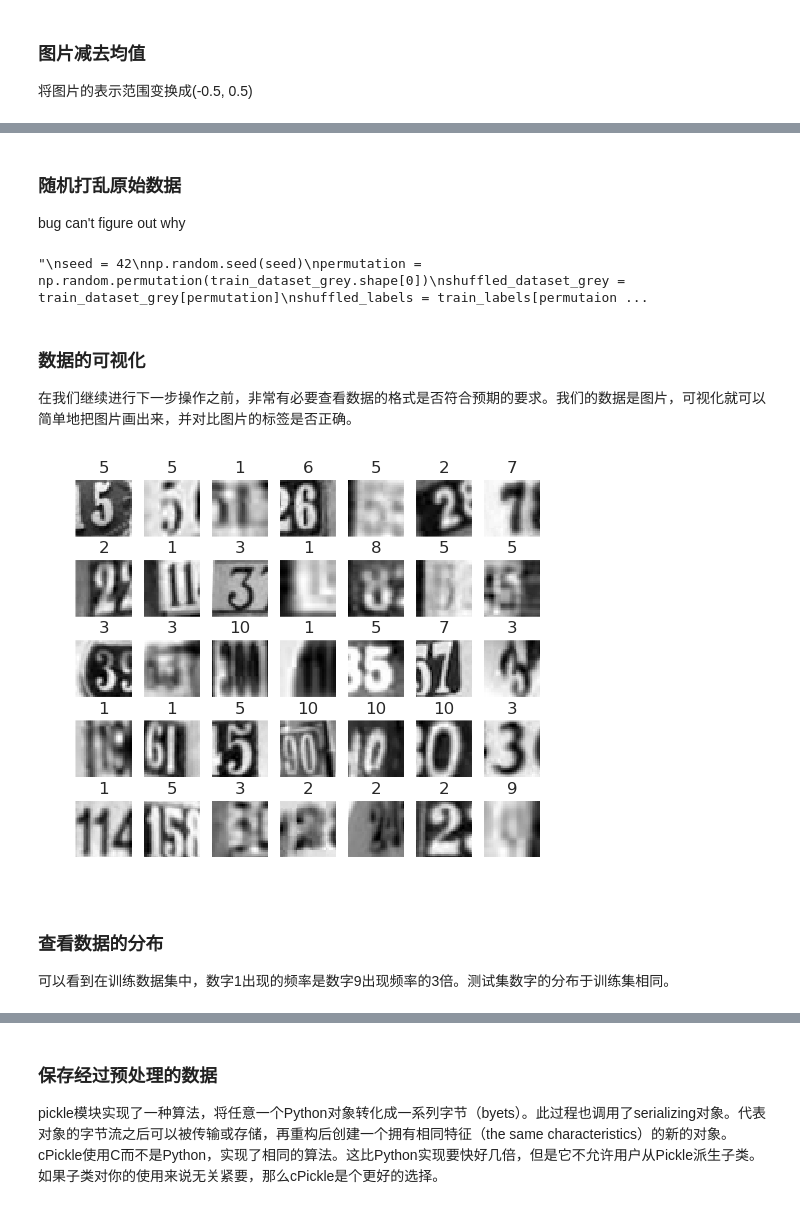
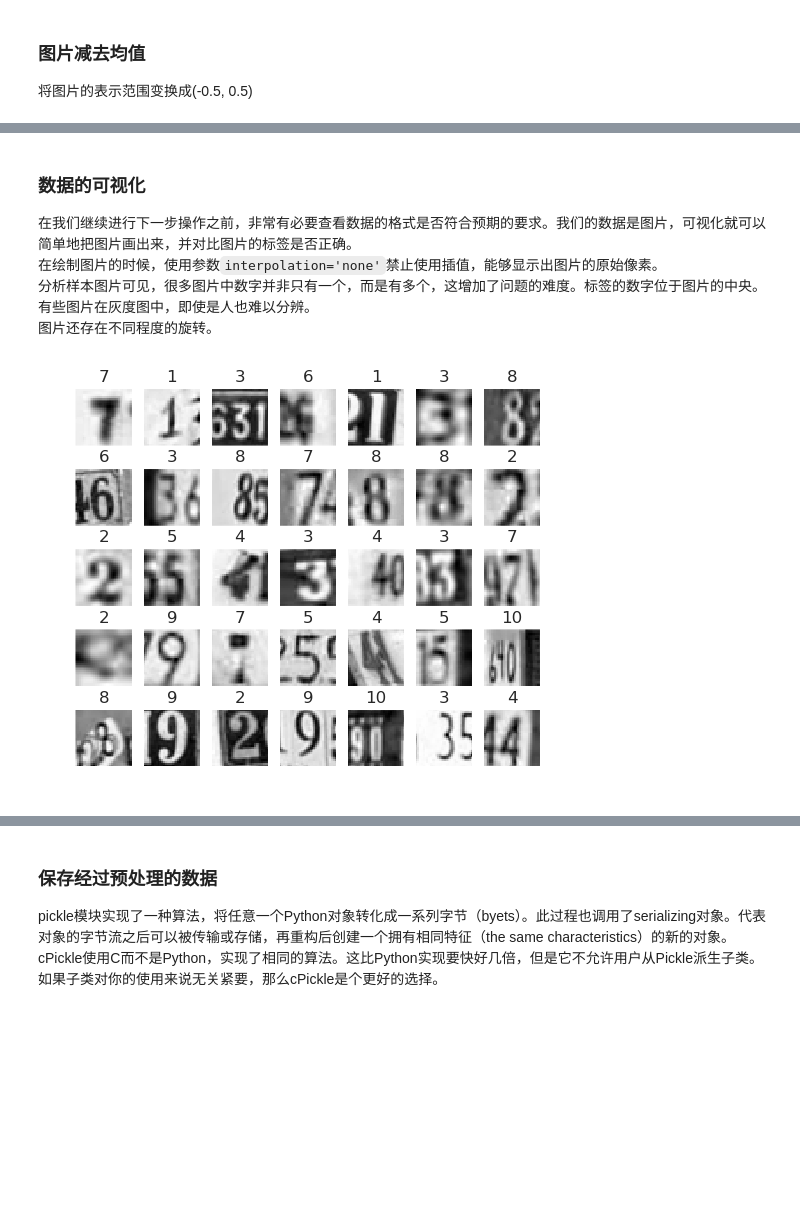
Before and after one commit to mee1o/dr, a Jupyter notebook: capstone_1_preprocessing_single.ipynb, the cells around one changed output, grey strips where cells are left out. Cells and saved outputs as stored; diff of their text form; code cells hidden in the pictures; blank space fills up the shorter version.

```diff
--- a/capstone_1_preprocessing_single.ipynb
+++ b/capstone_1_preprocessing_single.ipynb
@@ -53,0 +168,13 @@ Testing labels shape:  (26032, 1)
+# %%
+seed = 42
+np.random.seed(seed)
+
+train_dataset, train_labels = shuffle_in_unison_inplace(train_dataset, train_labels)
+
+print('Training dataset shape (grey scale): ', train_dataset.shape)
+print('Training labels shape: ', train_labels.shape)
+
+valid_dataset, valid_labels = shuffle_in_unison_inplace(valid_dataset, valid_labels)
+
+print('Validing dataset shape (grey scale): ', valid_dataset.shape)
+print('Validing labels shape: ', valid_labels.shape)
@@ -59,19 +197,17 @@ Testing labels shape:  (26032, 1)
 # %%
 import numpy as np
 
-train_dataset_color = np.rollaxis(train_dataset_raw, 3, 0) # Make the third dimension zeroth dimension
-train_dataset_grey = train_dataset_color.mean(3) # In CNN ,we keep the third dimension as channel keepdims=True
 
-print('Training dataset shape (grey scale): ', train_dataset_grey.shape)
+train_dataset = train_dataset.mean(3) # In CNN ,we keep the third dimension as channel keepdims=True
 
-test_dataset_color = np.rollaxis(test_dataset_raw, 3, 0) # Make the third dimension zeroth dimension
-test_dataset_grey = test_dataset_color.mean(3) # In CNN ,we keep the third dimension as channel
+print('Training dataset shape (grey scale): ', train_dataset.shape)
+print('Training labels shape: ', train_labels.shape)
 
-print('Testing dataset shape (grey scale): ', test_dataset_grey.shape)
+valid_dataset = valid_dataset.mean(3)
+print('Validing dataset shape (grey scale): ', valid_dataset.shape)
 
-train_labels = train_labels_raw.flatten()
-test_labels = test_labels_raw.flatten()
+test_dataset = test_dataset.mean(3) # In CNN ,we keep the third dimension as channel
 
-print('Training labels shape: ', train_labels.shape)
+print('Testing dataset shape (grey scale): ', test_dataset.shape)
 print('Testing labels shape: ', test_labels.shape)
 # %% [output]
@@ -85,6 +222,7 @@ Testing labels shape:  (26032,)
 # %%
 pixel_depth = 255.0  # Number of levels per pixel.
 
-train_dataset_grey = (train_dataset_grey - pixel_depth / 2 ) / pixel_depth
-test_dataset_grey = (test_dataset_grey - pixel_depth / 2 ) / pixel_depth
+train_dataset = (train_dataset - pixel_depth / 2 ) / pixel_depth
+valid_dataset = (valid_dataset - pixel_depth / 2 ) / pixel_depth
+test_dataset = (test_dataset - pixel_depth / 2 ) / pixel_depth
 # %%
@@ -106,43 +244,23 @@ print(train_dataset_grey[0])
-# %% [markdown]
-### 随机打乱原始数据
-
-bug can't figure out why
-# %%
-"""
-seed = 42
-np.random.seed(seed)
-permutation = np.random.permutation(train_dataset_grey.shape[0])
-shuffled_dataset_grey = train_dataset_grey[permutation]
-shuffled_labels = train_labels[permutaion]
-
-print('Training dataset shape (grey scale): ', shuffled_dataset_grey.shape)
-print('Training labels shape: ', shuffled_labels.shape)
-"""
-# %% [output]
-"\nseed = 42\nnp.random.seed(seed)\npermutation = np.random.permutation(train_dataset_grey.shape[0])\nshuffled_dataset_grey = train_dataset_grey[permutation]\nshuffled_labels = train_labels[permutaion ...
 # %% [markdown]
 ### 数据的可视化
 
 在我们继续进行下一步操作之前，非常有必要查看数据的格式是否符合预期的要求。我们的数据是图片，可视化就可以简单地把图片画出来，并对比图片的标签是否正确。
+在绘制图片的时候，使用参数`interpolation='none'`禁止使用插值，能够显示出图片的原始像素。
+分析样本图片可见，很多图片中数字并非只有一个，而是有多个，这增加了问题的难度。标签的数字位于图片的中央。
+有些图片在灰度图中，即使是人也难以分辨。
+图片还存在不同程度的旋转。
 # %%
 # Make sure image still look good
-import matplotlib.pyplot as plt
-import seaborn as sns
-import numpy as np
 import random
 
 # Config the matplotlib backend as plotting inline in IPython
 %matplotlib inline
 
 fig, axes = plt.subplots(nrows=5, ncols=7, figsize=(6,5))
 for ax in axes.flatten():
-    random_idx = random.randint(0, test_dataset_grey.shape[0]-1)
+    random_idx = random.randint(0, train_dataset.shape[0]-1)
     ax.axis('off')
-    ax.imshow(train_dataset_grey[random_idx], cmap=plt.cm.gray, interpolation='none')
+    ax.imshow(train_dataset[random_idx], cmap=plt.cm.gray, interpolation='none')
     ax.set_title(train_labels[random_idx])
 # %% [output]
-[figure, old version]
+[figure, new version]
-# %% [markdown]
-### 查看数据的分布
-
-可以看到在训练数据集中，数字1出现的频率是数字9出现频率的3倍。测试集数字的分布于训练集相同。
```
Also changed, not shown: parts of 26 cells of this notebook, 4 other files.
